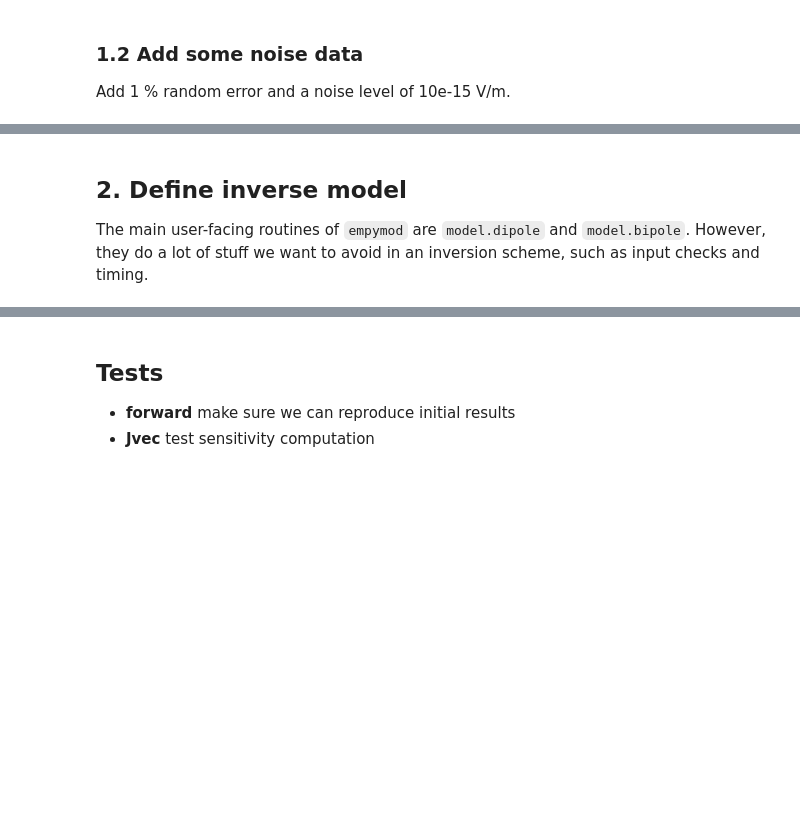
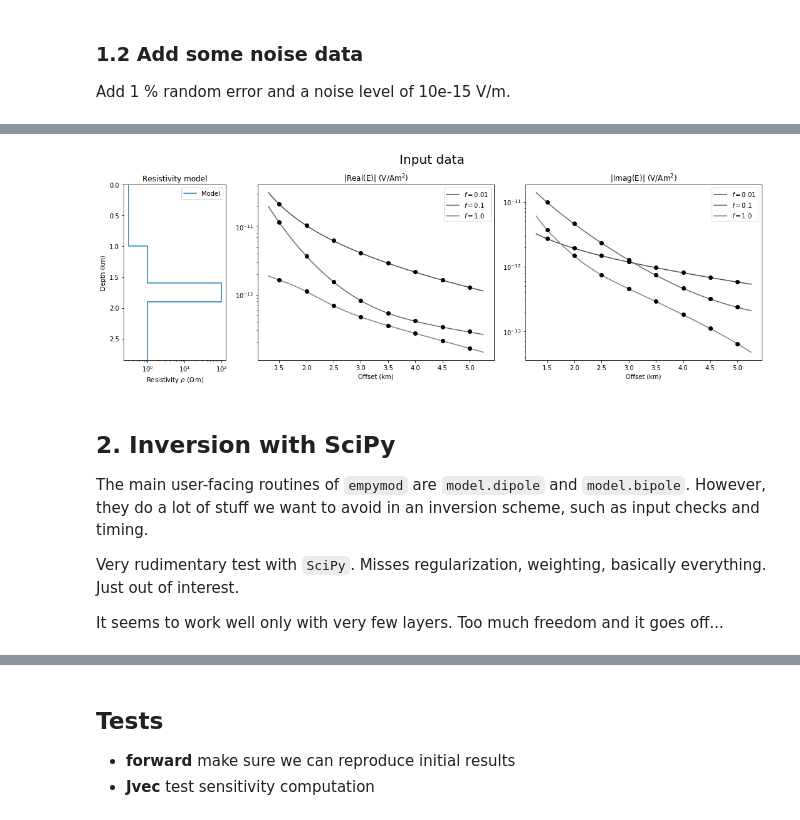
Before and after one commit to opengeophysics/scratchpad, a Jupyter notebook: FirstTest.ipynb, the cells around one changed output, grey strips where cells are left out. Cells and saved outputs as stored; diff of their text form; code cells hidden in the pictures; blank space fills up the shorter version.

```diff
--- a/FirstTest.ipynb
+++ b/FirstTest.ipynb
@@ -125,7 +100,72 @@ plt.show()
+# %%
+def plot_data(title, res, idata=None):
+    # Create figure
+    fig = plt.figure(figsize=(15, 5))
+    plt.suptitle(title, y=1.05, fontsize=20)
+
+    # Plot Resistivity Model
+    ax0 = plt.subplot(151)
+    plt.title('Resistivity model')
+    plt.ylabel('Depth (km)')
+    plt.xlabel(r'Resistivity $\rho\ (\Omega\,\rm{m})$')
+    plt.xscale('log')
+    plt.ylim([1.5*depth[-1]/1000, 0])
+
+    for key, value in res.items():
+        plt.plot(np.repeat(value[1][1:], 2),
+                 np.r_[np.repeat(value[0][1:], 2), 1.5*value[0][-1]][1:]/1000,
+                 label=key)
+    plt.legend()
+
+
+    # Define real subplot
+    ax1 = plt.subplot2grid((1, 5), (0, 1), colspan=2)
+    plt.title(r'|Real(E)| (V/Am$^2$)')
+    plt.xlabel('Offset (km)')
+
+    # Define imaginary subplot
+    ax2 = plt.subplot2grid((1, 5), (0, 3), colspan=2)
+    plt.title(r'|Imag(E)| (V/Am$^2$)')
+    plt.xlabel('Offset (km)')
+
+    # Loop over real, imaginary subplots
+    for t, ax in enumerate([ax1, ax2]):
+        # Get type
+        ri_type = (np.real, np.imag)[t]
+
+        # Activate required subplot
+        plt.sca(ax)
+
+        # Loop over frequencies
+        for i, f in enumerate(freq):
+            # Plot True model
+            plt.semilogy(xf/1000, np.abs(ri_type(full[i, :])), str(0.3+i*0.1), label='$f=$'+str(f))
+
+            # Plot data
+            plt.semilogy(off/1000, np.abs(ri_type(datan[i, :].ravel('F'))), 'ko')
+
+            # Plot inversion result
+            if np.any(idata):
+                plt.semilogy(off/1000, np.abs(ri_type(idata[i, :].ravel('F'))), 'd')
+
+        # Legend
+        plt.legend(loc='best')
+
+    plt.tight_layout()
+    plt.show()
+
+# Plot Model and input data
+plot_data('Input data', {'Model': (depth, res)})
+# %% [output]
+[figure, added]
 # %% [markdown]
-## 2. Define inverse model
+## 2. Inversion with SciPy
 
 The main user-facing routines of `empymod` are `model.dipole` and `model.bipole`. However, they do a lot of stuff we want to avoid in an inversion scheme, such as input checks and timing.
+
+Very rudimentary test with `SciPy`. Misses regularization, weighting, basically everything. Just out of interest.
+
+It seems to work well only with very few layers. Too much freedom and it goes off...
 # %%
 # Define the inversion model: 20 layers, plus air, sea, and lower half-space
 idepth = np.r_[-np.infty, 0, 1000+np.arange(6)*300]
```
Also changed, not shown: parts of 30 cells of this notebook, 2 other files.
